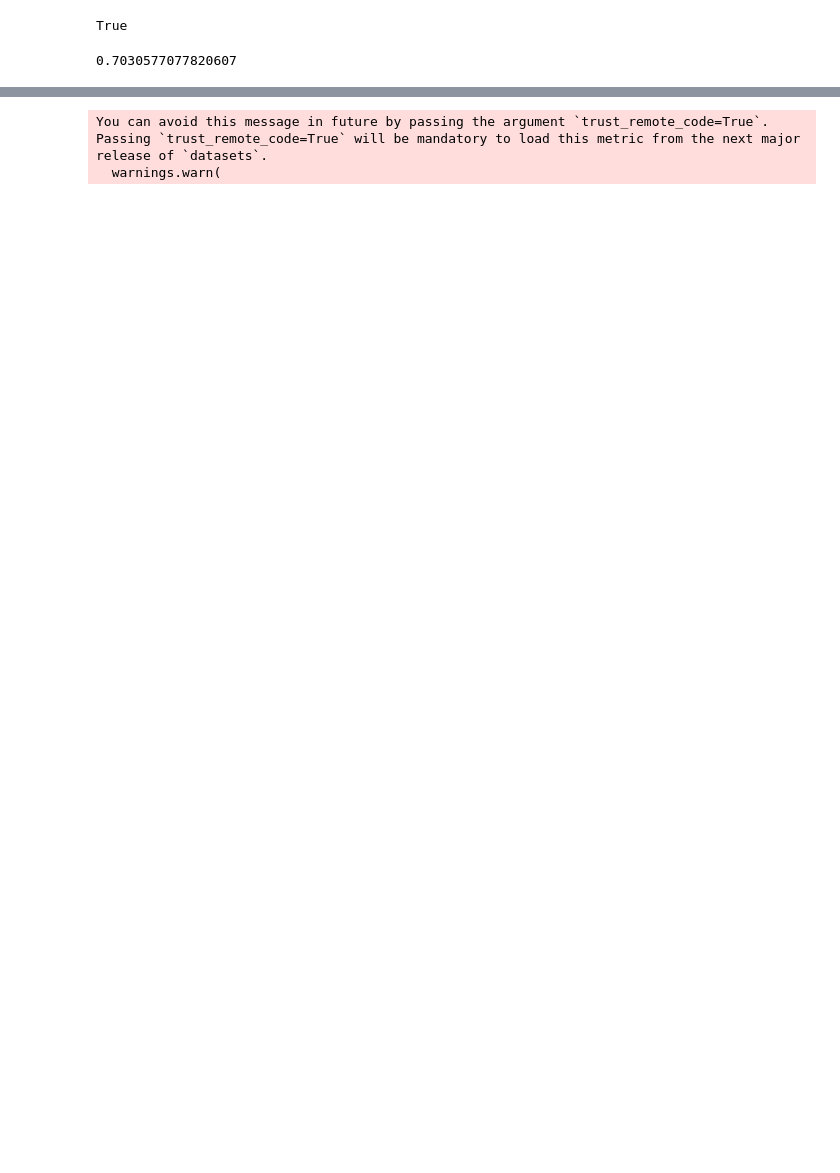
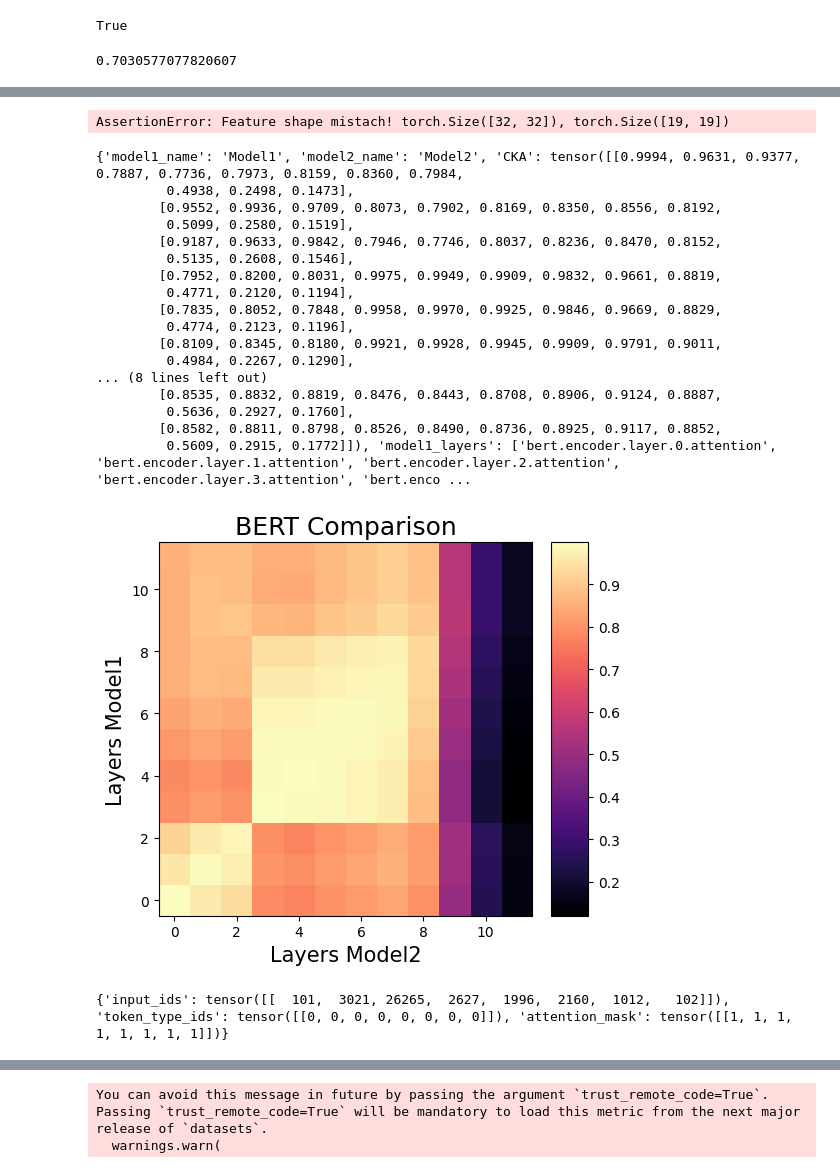
Before and after one commit to Akettle44/LLMs-What-Can-Pruning-Tell-Us, a Jupyter notebook: notebooks/pruning.ipynb, the cells around one changed output, grey strips where cells are left out. Cells and saved outputs as stored; diff of their text form; code cells hidden in the pictures; blank space fills up the shorter version.

```diff
--- a/notebooks/pruning.ipynb
+++ b/notebooks/pruning.ipynb
@@ -225,0 +337,24 @@ calcSparsity()
+# %%
+num_labels=2
+device = 'cuda:0' if torch.cuda.is_available() else 'cpu' # Check for device
+#model1 = transformers.BertForSequenceClassification.from_pretrained('bert-base-uncased', num_labels=num_labels, output_attentions=True)
+model1 = transformers.BertForSequenceClassification.from_pretrained(model_directory, num_labels=num_labels, output_attentions=True)
+model2 = transformers.BertForSequenceClassification.from_pretrained(model_directory, num_labels=num_labels, output_attentions=True)
+
+model1 = model1.to(device)
+model2 = model2.to(device)
+# %%
+"""
+def getRelevantLayers(model):
+    nameList = []
+    for name, layer in model1.named_modules():
+        #if("bert.encoder.layer.attention" in name):
+        #    nameList.append(name)
+        print(name)
+    return nameList
+"""
+#model1_names = getRelevantLayers(model1)
+#model2_names = getRelevantLayers(model2)
+
+model1_names = [f"bert.encoder.layer.{i}.attention" for i in range(0, 12)]
+model2_names = model1_names
@@ -225,0 +387,38 @@ calcSparsity()
+# %%
+cka = CKA(model1, model2, model1_name="Model1", model2_name="Model2", model1_layers=model1_names, model2_layers=model2_names, device=device)
+cka.compare(train_loader)
+results = cka.export()
+# %% [output]
+AssertionError: Feature shape mistach! torch.Size([32, 32]), torch.Size([19, 19])
+# %%
+print(results)
+cka.plot_results("plot", "BERT Comparison")
+# %% [output]
+{'model1_name': 'Model1', 'model2_name': 'Model2', 'CKA': tensor([[0.9994, 0.9631, 0.9377, 0.7887, 0.7736, 0.7973, 0.8159, 0.8360, 0.7984,
+         0.4938, 0.2498, 0.1473],
+        [0.9552, 0.9936, 0.9709, 0.8073, 0.7902, 0.8169, 0.8350, 0.8556, 0.8192,
+         0.5099, 0.2580, 0.1519],
+        [0.9187, 0.9633, 0.9842, 0.7946, 0.7746, 0.8037, 0.8236, 0.8470, 0.8152,
+         0.5135, 0.2608, 0.1546],
+        [0.7952, 0.8200, 0.8031, 0.9975, 0.9949, 0.9909, 0.9832, 0.9661, 0.8819,
+         0.4771, 0.2120, 0.1194],
+        [0.7835, 0.8052, 0.7848, 0.9958, 0.9970, 0.9925, 0.9846, 0.9669, 0.8829,
+         0.4774, 0.2123, 0.1196],
+        [0.8109, 0.8345, 0.8180, 0.9921, 0.9928, 0.9945, 0.9909, 0.9791, 0.9011,
+         0.4984, 0.2267, 0.1290],
+... (8 lines left out)
+        [0.8535, 0.8832, 0.8819, 0.8476, 0.8443, 0.8708, 0.8906, 0.9124, 0.8887,
+         0.5636, 0.2927, 0.1760],
+        [0.8582, 0.8811, 0.8798, 0.8526, 0.8490, 0.8736, 0.8925, 0.9117, 0.8852,
+         0.5609, 0.2915, 0.1772]]), 'model1_layers': ['bert.encoder.layer.0.attention', 'bert.encoder.layer.1.attention', 'bert.encoder.layer.2.attention', 'bert.encoder.layer.3.attention', 'bert.enco ...
+[figure, added]
+# %%
+# Set test environment
+model.eval()
+with torch.no_grad():
+    for idx, batch in enumerate(test_loader):
+        #batch = {k: v.to(device) for k,v in batch.items()}
+        outputs = model(**batch)
+        break
+# %% [output]
+{'input_ids': tensor([[  101,  3021, 26265,  2627,  1996,  2160,  1012,   102]]), 'token_type_ids': tensor([[0, 0, 0, 0, 0, 0, 0, 0]]), 'attention_mask': tensor([[1, 1, 1, 1, 1, 1, 1, 1]])}
```
Also changed, not shown: parts of 22 cells of this notebook, 24 other files.
